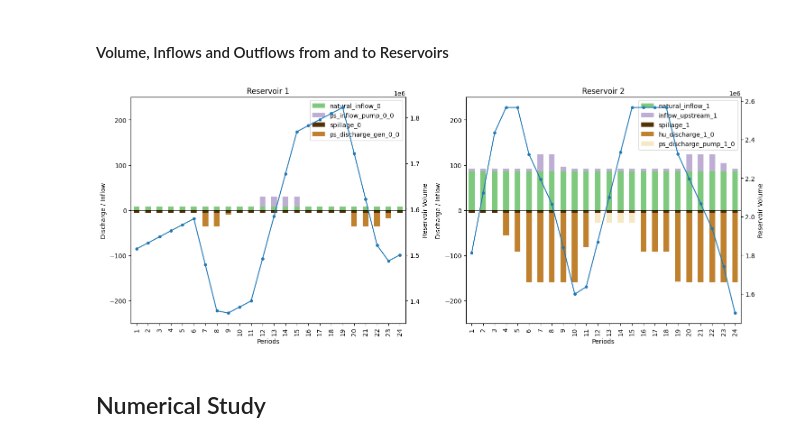
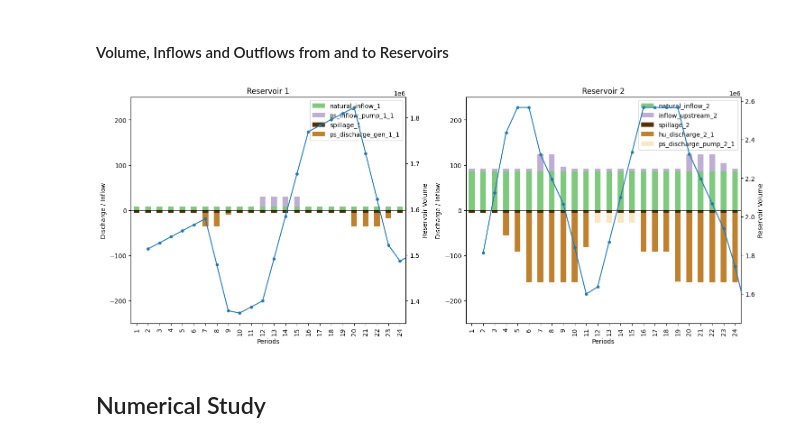
Before and after one commit to FredericWeiss/Seminar-Thesis, a Jupyter notebook: psh.ipynb, the cells around one changed output. Saved outputs shown, nothing was run; the diff lists cells and outputs as text; code cells hidden in the pictures.

```diff
--- a/psh.ipynb
+++ b/psh.ipynb
@@ -502,5 +617,8 @@ psh.define_contraints()
 # Solving the model
 psh.solve_model()
 print(psh.solve_details)
-print(psh.objective_value)
+print(f'The objective vaues is {psh.objective_value} €')
+
+results = psh.create_results_table()
+results
 # %% [output]
@@ -769,20 +715,20 @@ for i in psh.reservoirs[:-1]:
 
     # Discharges from hydro units
     for j in psh.hu_affiliation[i]:
-        ax[i].plot(psh.periods+1, results.loc[f'hu_discharge_{i}_{j}'], marker='o', label=f'hu_{j}', color='green')
+        ax[i].plot(psh.periods+1, results.loc[f'hu_discharge_{i+1}_{j+1}'], marker='o', label=f'hu_{i+1}_{j+1}', color='green')
 
     # Discharges from pumped-storage units to generate power
     for k in psh.ps_affiliation[i]:
-        ax[i].plot(psh.periods+1, results.loc[f'ps_discharge_gen_{i}_{k}'], marker='*', label=f'ps_gen_{j}', color='blue')
+        ax[i].plot(psh.periods+1, results.loc[f'ps_discharge_gen_{i+1}_{k+1}'], marker='*', label=f'ps_{i+1}_{k+1}_gen', color='blue')
 
     # Discharges from pumped-storage units pumped upstream
     if i > 0: # No water can be punped upstream from first reservoir
         for k in psh.ps_affiliation[i-1]:
-            ax[i].plot(psh.periods+1, results.loc[f'ps_discharge_pump_{i}_{k}'], marker='+', label=f'ps_pump_{k}')
+            ax[i].plot(psh.periods+1, results.loc[f'ps_discharge_pump_{i+1}_{k+1}'], marker='+', label=f'ps_{i+1}_{k+1}_pump')
 
     # Total discharge downstream and spillage
-    ax[i].plot(psh.periods+1, results.loc[f'total_discharge_{i}'], label=f'Total discharge', marker='^', color='red')
-    ax[i].plot(psh.periods+1, results.loc[f'spillage_{i}'], label=f'Spillage', color='yellow')
+    ax[i].plot(psh.periods+1, results.loc[f'total_discharge_{i+1}'], label=f'total_discharge_{i+1}', marker='^', color='red')
+    ax[i].plot(psh.periods+1, results.loc[f'spillage_{i+1}'], label=f'spillage_{i+1}', color='yellow')
 
     ax[i].set_title(f'Discharges of reservoir {i+1}')
     ax[i].set_ylabel('Discharge in m^3/s')
@@ -790,7 +736,6 @@ for i in psh.reservoirs[:-1]:
 
     ax[i].set_xticks(psh.periods+1)
     ax[i].set_xlim(1, len(psh.periods))
-    ax[i].set_ylim(-10, 250)
 
     ax[i].legend()
 
@@ -808,12 +753,12 @@ for i in psh.reservoirs[:-1]:
 
     # Power generated by hydro units
     for j in psh.hu_affiliation[i]:
-        ax.plot(psh.periods+1, results.loc[f'hu_power_{i}_{j}'], label=f'hu {j}', marker='o')
+        ax.plot(psh.periods+1, results.loc[f'hu_power_{i+1}_{j+1}'], label=f'hu_{i+1}_{j+1}', marker='o')
 
     # Power generated and consumed by pumped-storage units
     for k in psh.ps_affiliation[i]:
-        ax.plot(psh.periods+1, results.loc[f'ps_power_gen_{i}_{k}'], label=f'ps {k} gen', marker='*')
-        ax.plot(psh.periods+1, results.loc[f'ps_power_pump_{i}_{k}'], label=f'ps {k} pump', marker='^')
+        ax.plot(psh.periods+1, results.loc[f'ps_power_gen_{i+1}_{k+1}'], label=f'ps_{i+1}_{k+1}_gen', marker='*')
+        ax.plot(psh.periods+1, results.loc[f'ps_power_pump_{i+1}_{k+1}'] * (-1), label=f'ps_{i+1}_{k+1}_pump', marker='^')
 
     ax.set_title('Power Output over Time')
     ax.set_ylabel('Power Output in MWh')
@@ -912,15 +854,15 @@ for i in psh.reservoirs[:-1]:
     results_filtered_pos = pd.DataFrame()
 
     # Natural inflows
-    results_filtered_pos[f'natural_inflow_{i}'] = results.loc[f'natural_inflow_{i}']
+    results_filtered_pos[f'natural_inflow_{i+1}'] = results.loc[f'natural_inflow_{i+1}']
 
     # Water pumped upstream
     for k in psh.ps_affiliation[i]:
-        results_filtered_pos[f'ps_inflow_pump_{i}_{k}'] = results.loc[f'ps_inflow_pump_{i}_{k}']
+        results_filtered_pos[f'ps_inflow_pump_{i+1}_{k+1}'] = results.loc[f'ps_inflow_pump_{i+1}_{k+1}']
 
     # Inflows from upstream reservoirs
     if i > 0:
-        results_filtered_pos[f'inflow_upstream_{i}'] = results.loc[f'inflow_upstream_{i}']
+        results_filtered_pos[f'inflow_upstream_{i+1}'] = results.loc[f'inflow_upstream_{i+1}']
 
     # Adjusting index
     results_filtered_pos.index = psh.periods+1
@@ -929,52 +871,52 @@ for i in psh.reservoirs[:-1]:
     results_filtered_neg = pd.DataFrame()
 
     # Spillage
-    results_filtered_neg[f'spillage_{i}'] = results.loc[f'spillage_{i}']
+    results_filtered_neg[f'spillage_{i+1}'] = results.loc[f'spillage_{i+1}']
 
     # Outflows by hydro units
     for j in psh.hu_affiliation[i]:
-        results_filtered_neg[f'hu_discharge_{i}_{j}'] = results.loc[f'hu_discharge_{i}_{j}']
+        results_filtered_neg[f'hu_discharge_{i+1}_{j+1}'] = results.loc[f'hu_discharge_{i+1}_{j+1}']
 
     # Outflows by pumped-storage units to generate power
     for k in psh.ps_affiliation[i]:
-        results_filtered_neg[f'ps_discharge_gen_{i}_{k}'] = results.loc[f'ps_discharge_gen_{i}_{k}']
+        results_filtered_neg[f'ps_discharge_gen_{i+1}_{k+1}'] = results.loc[f'ps_discharge_gen_{i+1}_{k+1}']
 
     # Outflows pumped upstream by pumped-storage units
     if i > 0:
         for k in psh.ps_affiliation[i-1]:
-            results_filtered_neg[f'ps_discharge_pump_{i}_{k}'] = results.loc[f'ps_discharge_pump_{i}_{k}']
+            results_filtered_neg[f'ps_discharge_pump_{i+1}_{k+1}'] = results.loc[f'ps_discharge_pump_{i+1}_{k+1}']
 
     # Multiplying dataframe with -1 to get negative values and adjusting the index
     results_filtered_neg = results_filtered_neg * (-1)
     results_filtered_neg.index = psh.periods+1
 
     # Adding coloring
     colormap = plt.get_cmap('Accent')
     colors_pos = colormap(np.arange(0,1,0.2))
     colormap = plt.get_cmap('BrBG')
     colors_neg = colormap(np.arange(0,1,0.2))
 
     # Plotting in- and outflows
     results_filtered_pos.plot(kind='bar', stacked=True, ax=ax[i], color=colors_pos)
     results_filtered_neg.plot(kind='bar', stacked=True, ax=ax[i], color=colors_neg)
     ax[i].axhline(y=0, color='black', linewidth=0.5)
 
     ax[i].set_ylim(-250, 250)
 
     # Plotting the volume
     ax2 = ax[i].twinx()
-    results.T[f'volume_{i}'].plot(kind='line', ax=ax2, marker='o', markersize=4)
+    results.T[f'volume_{i+1}'].plot(kind='line', ax=ax2, marker='o', markersize=4)
 
     ax[i].set_title(f'Reservoir {i+1}')
     ax[i].set_ylabel('Discharge / Inflow')
     ax2.set_ylabel('Reservoir Volume')
     ax[i].set_xlabel('Periods')
 
     plt.tight_layout()
 
 plt.savefig('Images/Volume.png')
 # %% [output]
-[figure, old version]
+[figure, new version]
 # %% [markdown]
 ## Numerical Study
 # %% [markdown]
```
Also changed, not shown: parts of 41 cells of this notebook, 2 other files.
